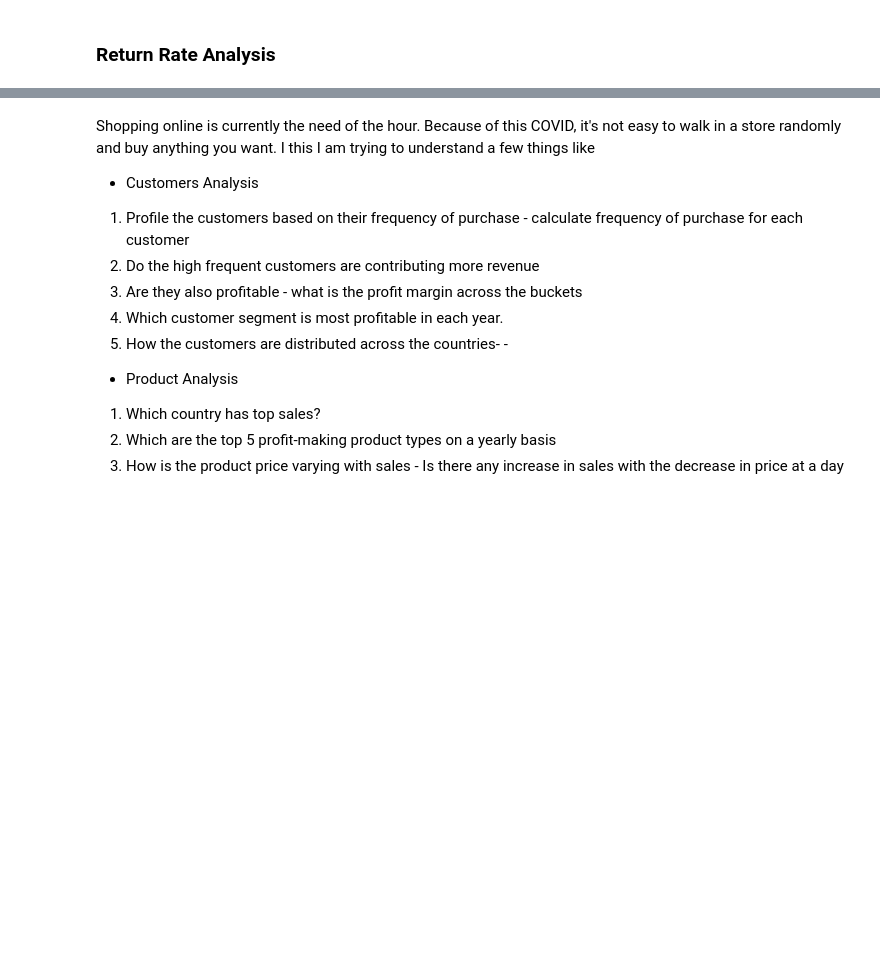
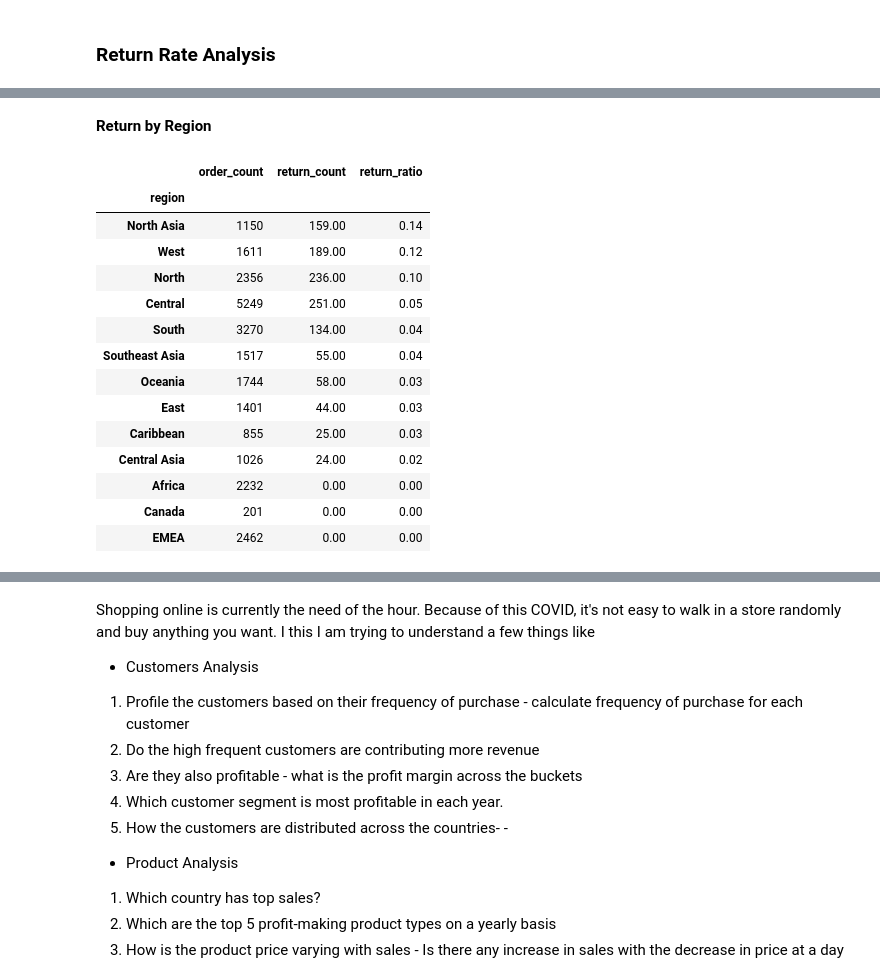
Before and after one commit to annugit1655/Global-Superstore-Project, a Jupyter notebook: notebooks/order-return-seasonal-trend.ipynb, the cells around one changed output, grey strips where cells are left out. Drawn from its saved outputs; the diff is of its cells as text; code cells hidden in the pictures; blank space fills up the shorter version.

```diff
--- a/notebooks/order-return-seasonal-trend.ipynb
+++ b/notebooks/order-return-seasonal-trend.ipynb
@@ -709,0 +802,31 @@ plt.show()
+# %% [markdown]
+**Return by Region**
+# %%
+# count order by Region
+order_by_region = orders_merged.groupby('region')['order id'].nunique()
+# count return by Region
+return_by_region = orders_merged.query('returned == True').groupby('region')['order id'].nunique()
+# puts this data into a dataframe
+return_ratio_df = pd.DataFrame({
+    'order_count': order_by_region,
+    'return_count': return_by_region
+})
+return_ratio_df.fillna(0, inplace=True)
+return_ratio_df['return_ratio'] = (return_ratio_df['return_count'] / return_ratio_df['order_count'])
+return_ratio_df.sort_values(by='return_ratio', ascending=False)
+# %% [output]
+|  | order_count | return_count | return_ratio |
+| region |  |  |  |
+| North Asia | 1150 | 159.00 | 0.14 |
+| West | 1611 | 189.00 | 0.12 |
+| North | 2356 | 236.00 | 0.10 |
+| Central | 5249 | 251.00 | 0.05 |
+| South | 3270 | 134.00 | 0.04 |
+| Southeast Asia | 1517 | 55.00 | 0.04 |
+| Oceania | 1744 | 58.00 | 0.03 |
+| East | 1401 | 44.00 | 0.03 |
+| Caribbean | 855 | 25.00 | 0.03 |
+| Central Asia | 1026 | 24.00 | 0.02 |
+| Africa | 2232 | 0.00 | 0.00 |
+| Canada | 201 | 0.00 | 0.00 |
+| EMEA | 2462 | 0.00 | 0.00 |
```
Also changed, not shown: parts of 11 cells of this notebook.
